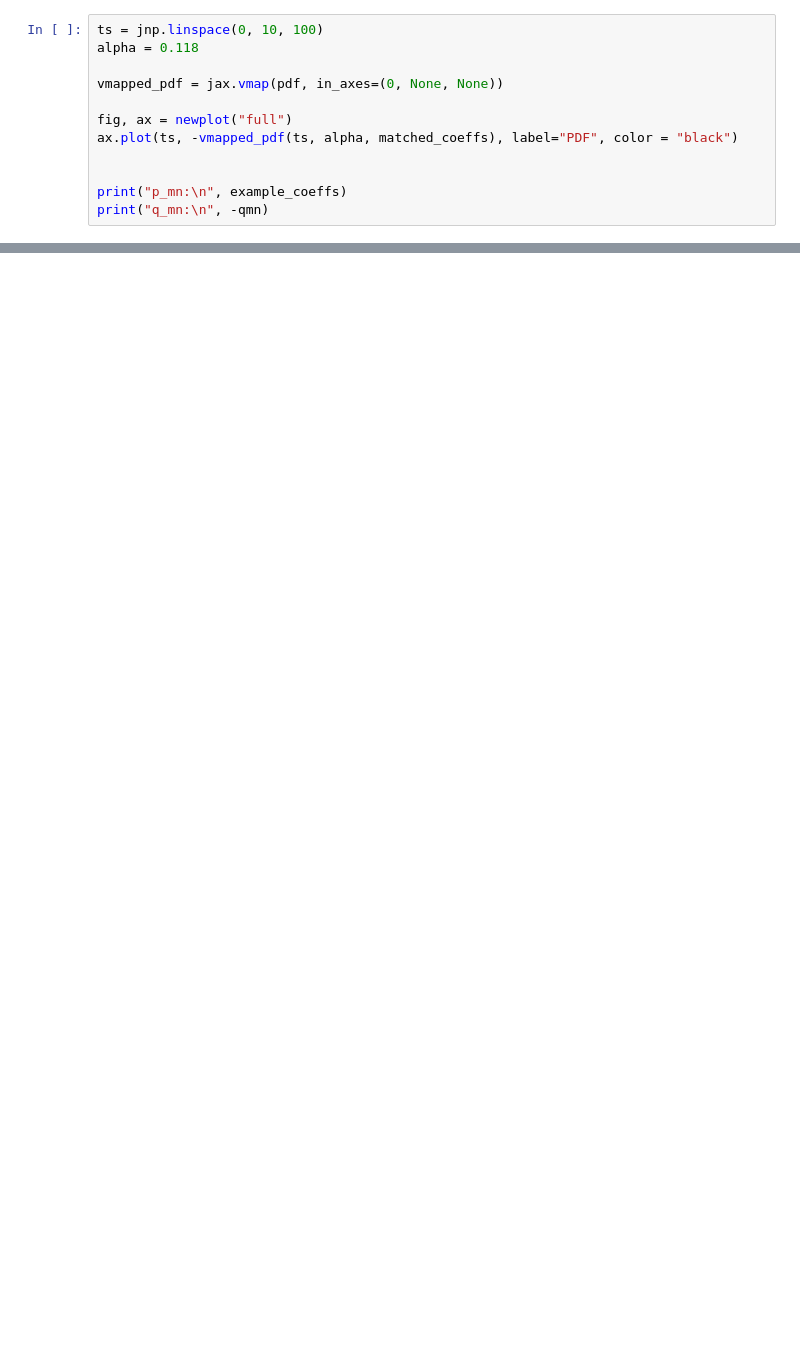
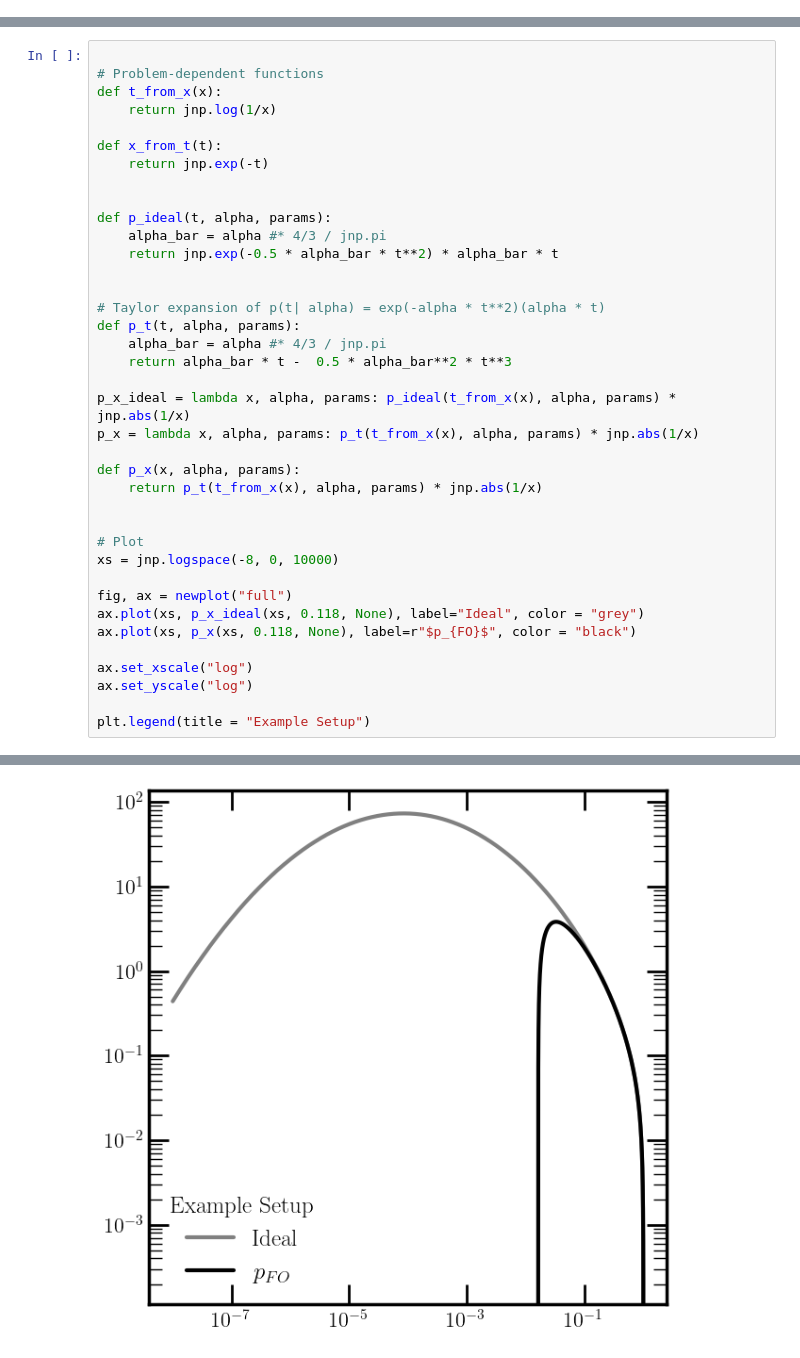
Before and after one commit to rikab/RDF, a Jupyter notebook: jax/initialization.ipynb, the cells around one changed output, grey strips where cells are left out. Drawn from its saved outputs; the diff is of its cells as text; blank space fills up the shorter version.

```diff
--- a/jax/initialization.ipynb
+++ b/jax/initialization.ipynb
@@ -193,12 +14,0 @@ KeyboardInterrupt:
-# %%
-ts = jnp.linspace(0, 10, 100)
-alpha = 0.118
-
-vmapped_pdf = jax.vmap(pdf, in_axes=(0, None, None))
-
-fig, ax = newplot("full")
-ax.plot(ts, -vmapped_pdf(ts, alpha, matched_coeffs), label="PDF", color = "black")
-
-
-print("p_mn:\n", example_coeffs)
-print("q_mn:\n", -qmn)
@@ -213,0 +15,39 @@ q_mn:
+# %%
+
+# Problem-dependent functions
+def t_from_x(x):
+    return jnp.log(1/x)
+
+def x_from_t(t):
+    return jnp.exp(-t)
+
+
+def p_ideal(t, alpha, params):
+    alpha_bar = alpha #* 4/3 / jnp.pi
+    return jnp.exp(-0.5 * alpha_bar * t**2) * alpha_bar * t
+
+
+# Taylor expansion of p(t| alpha) = exp(-alpha * t**2)(alpha * t)
+def p_t(t, alpha, params):
+    alpha_bar = alpha #* 4/3 / jnp.pi
+    return alpha_bar * t -  0.5 * alpha_bar**2 * t**3
+
+p_x_ideal = lambda x, alpha, params: p_ideal(t_from_x(x), alpha, params) * jnp.abs(1/x)
+p_x = lambda x, alpha, params: p_t(t_from_x(x), alpha, params) * jnp.abs(1/x)
+
+def p_x(x, alpha, params):
+    return p_t(t_from_x(x), alpha, params) * jnp.abs(1/x)
+
+
+# Plot
+xs = jnp.logspace(-8, 0, 10000)
+
+fig, ax = newplot("full")
+ax.plot(xs, p_x_ideal(xs, 0.118, None), label="Ideal", color = "grey")
+ax.plot(xs, p_x(xs, 0.118, None), label=r"$p_{FO}$", color = "black")
+
+ax.set_xscale("log")
+ax.set_yscale("log")
+
+plt.legend(title = "Example Setup")
+# %% [output]
@@ -213,0 +55 @@ q_mn:
+[figure, added]
```
Also changed, not shown: parts of 18 cells of this notebook, 2 other files.
